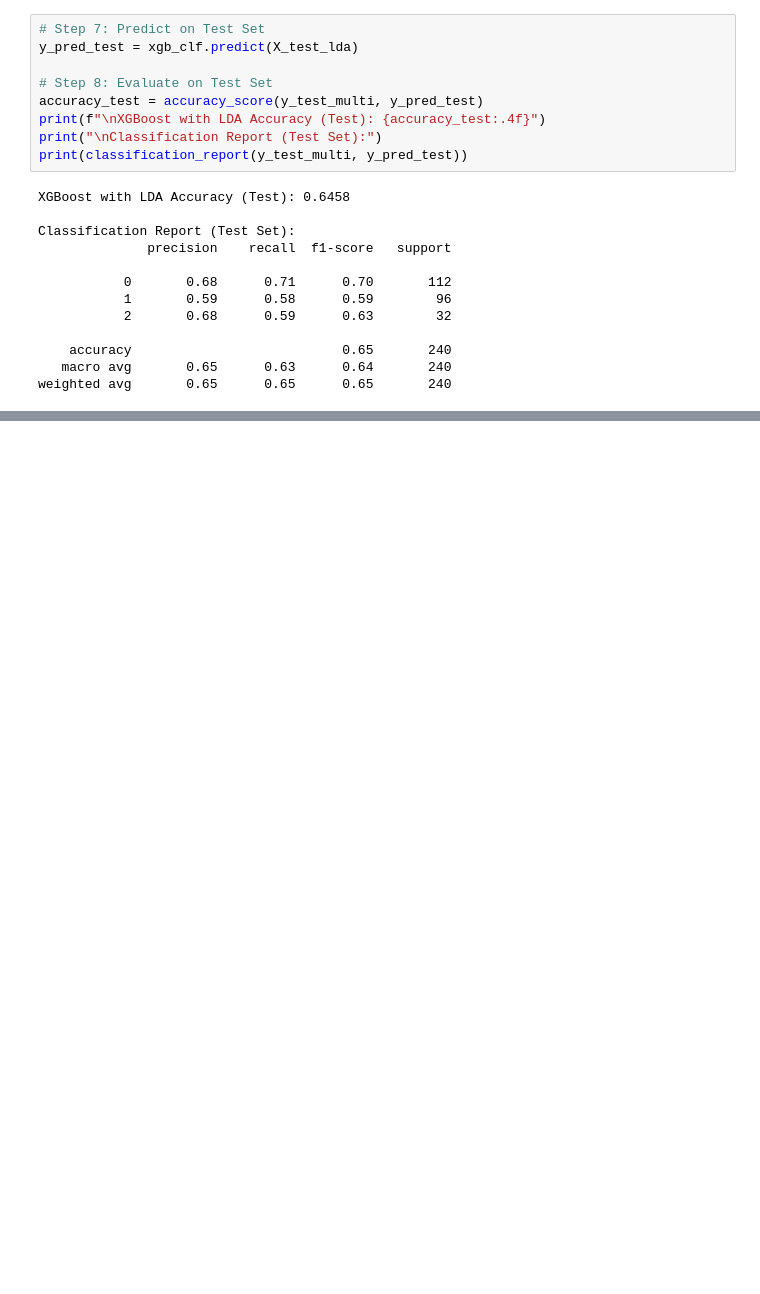
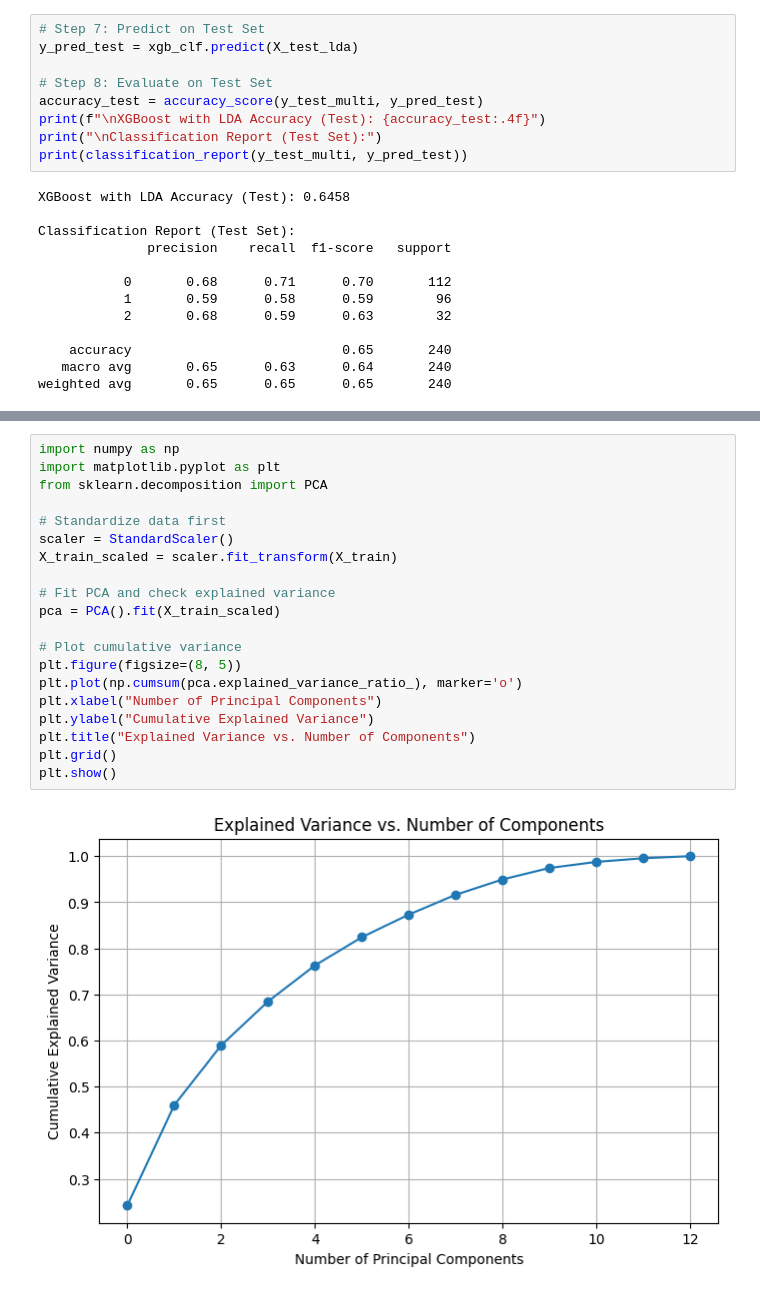
Before and after one commit to venkatanadikatla/pytorch, a Jupyter notebook: Statistical_Summative_Course_Assessment.ipynb, the cells around one changed output, grey strips where cells are left out. Cells and saved outputs as stored; diff of their text form; blank space fills up the shorter version.

```diff
--- a/Statistical_Summative_Course_Assessment.ipynb
+++ b/Statistical_Summative_Course_Assessment.ipynb
@@ -1410,3 +1460,25 @@ Classification Accuracy with PCA: 0.9125
+# %%
+import numpy as np
+import matplotlib.pyplot as plt
+from sklearn.decomposition import PCA
+
+# Standardize data first
+scaler = StandardScaler()
+X_train_scaled = scaler.fit_transform(X_train)
+
+# Fit PCA and check explained variance
+pca = PCA().fit(X_train_scaled)
+
+# Plot cumulative variance
+plt.figure(figsize=(8, 5))
+plt.plot(np.cumsum(pca.explained_variance_ratio_), marker='o')
+plt.xlabel("Number of Principal Components")
+plt.ylabel("Cumulative Explained Variance")
+plt.title("Explained Variance vs. Number of Components")
+plt.grid()
+plt.show()
+# %% [output]
+[figure, added]
 # %%
 from sklearn.decomposition import PCA
 
```
Also changed, not shown: parts of 45 cells of this notebook.
